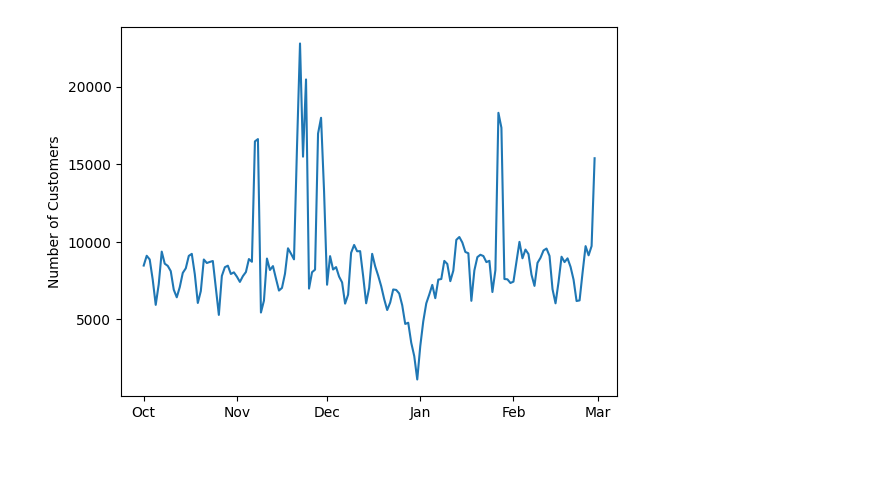
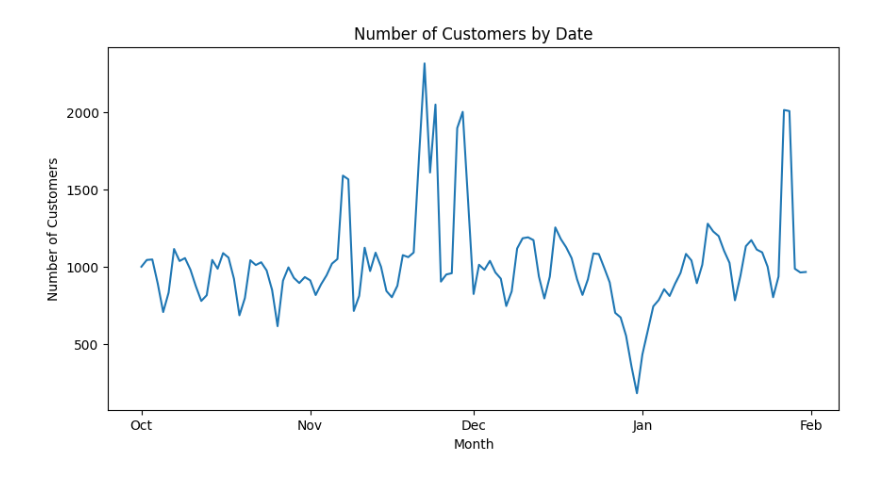
Before and after one commit to lockdoor/piscine_data_science, a Jupyter notebook: myvalume/module02/ex01/chart.ipynb, the cells around one changed output. Saved outputs shown, nothing was run; the diff lists cells and outputs as text; code cells hidden in the pictures.

```diff
--- a/myvalume/module02/ex01/chart.ipynb
+++ b/myvalume/module02/ex01/chart.ipynb
@@ -20,10 +21,12 @@ conn = psycopg2.connect(
 # %%
-with conn:
-    with conn.cursor() as cur:
-        sql = "SELECT event_time::date AS date, count(*) AS putchases \
-        FROM customers \
-        WHERE event_type='purchase' AND (event_time::date BETWEEN '2022-10-01' AND '2023-02-28') \
-        GROUP BY event_time::date \
-        ORDER BY date;"
-        cur.execute(sql)
-        data_1 = cur.fetchall()
+sql = """
+SELECT
+	event_time::date AS date,
+	count(DISTINCT user_id) AS user_purchase
+FROM customers
+WHERE event_type='purchase' AND (event_time::date BETWEEN '2022-10-01' AND '2023-02-28')
+GROUP BY date
+ORDER BY date;
+"""
+df = run_query(sql)
+df = df.set_index('date')
@@ -32,11 +33,13 @@ df_1 = pd.DataFrame(data_1, columns=['date', 'purchases']).set_index('date')
-# %%
-
-fig, ax = plt.subplots()
-# ax.xaxis.set_major_locator(plt.MaxNLocator(5))
-ax.xaxis.set_major_formatter(mdates.DateFormatter('%b'))
-ax.set_ylabel('Number of Customers')
-ax.plot(df_1.index, df_1['purchases'])
-plt.show()
-# %% [output]
-[figure, removed]
+# %%
+# plot line chart
+plt.figure(figsize=(10, 5))
+plt.plot(df.index, df['user_purchase'])
+plt.title('Number of Customers by Date')
+plt.xlabel('Month')
+plt.ylabel('Number of Customers')
+plt.gca().xaxis.set_major_locator(mdates.MonthLocator())
+plt.gca().xaxis.set_major_formatter(mdates.DateFormatter('%b'))
+plt.show()
+# %% [output]
+[figure, added]
 # %%
```
Also changed, not shown: parts of 11 cells of this notebook, 11 other files.
